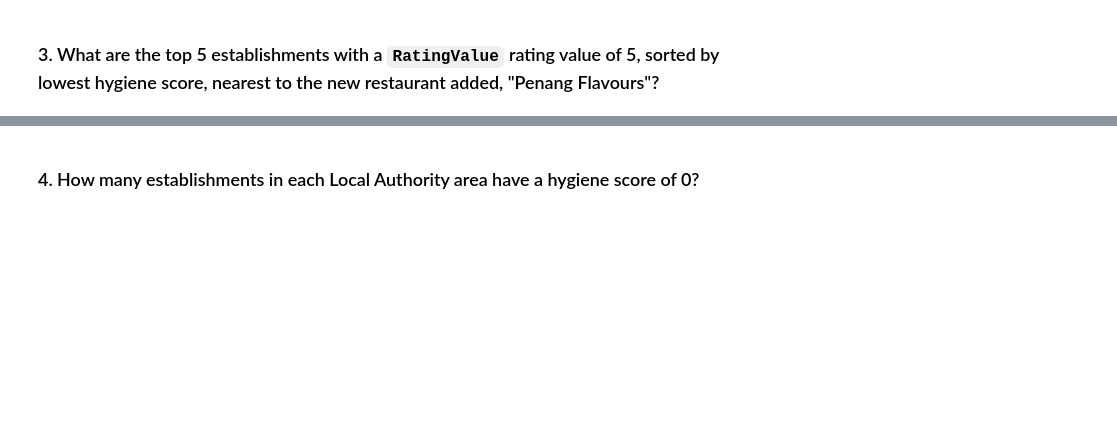
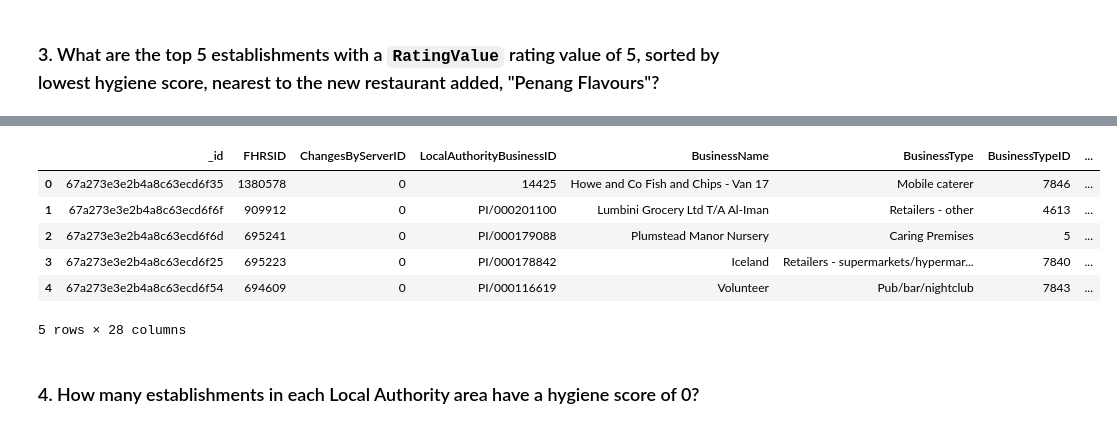
Before and after one commit to darren-coder/nosql-challenge, a Jupyter notebook: NoSQL_analysis_starter.ipynb, the cells around one changed output, grey strips where cells are left out. Cells and saved outputs as stored; diff of their text form; code cells hidden in the pictures; blank space fills up the shorter version.

```diff
--- a/NoSQL_analysis_starter.ipynb
+++ b/NoSQL_analysis_starter.ipynb
@@ -73,0 +150,37 @@ limit =
+# %%
+# Search within 0.01 degree on either side of the latitude and longitude.
+# Rating value must equal 5
+# Sort by hygiene score
+
+# Given values for Penang Flavours
+degree_search = 0.01
+longitude = 0.08384000
+latitude = 51.49014200
+
+# Define the bounds within 0.01 degree on either side of latitude and longitude
+lat_min = latitude - degree_search
+lat_max = latitude + degree_search
+long_min = longitude - degree_search
+long_max = longitude + degree_search
+
+# Query to search for establishments within the defined bounds and RatingValue of 5
+query = {
+    'geocode.latitude': {'$gte': lat_min, '$lte': lat_max},
+    'geocode.longitude': {'$gte': long_min, '$lte': long_max},
+    'RatingValue': 5
+}
+
+# Sort by HygieneScore in ascending order (you can change the order by using -1 for descending)
+sort = [('scores.Hygiene', 1)]
+
+# Define the limit of the results
+limit = 5
+
+# Query the database, sort the results, and limit the output
+london_top_results = list(establishments.find(query).sort(sort).limit(limit))
+print(len(london_top_results))
+# Print the results
+if london_top_results:
+    pprint(london_top_results)
+else:
+    print("No results found.")
@@ -74,5 +205,15 @@ limit =
 # %%
 # Convert result to Pandas DataFrame
+london_top_five = pd.DataFrame(london_top_results)
+london_top_five
+# %% [output]
+|  | _id | FHRSID | ChangesByServerID | LocalAuthorityBusinessID | BusinessName | BusinessType | BusinessTypeID | ... |
+| 0 | 67a273e3e2b4a8c63ecd6f35 | 1380578 | 0 | 14425 | Howe and Co Fish and Chips - Van 17 | Mobile caterer | 7846 | ... |
+| 1 | 67a273e3e2b4a8c63ecd6f6f | 909912 | 0 | PI/000201100 | Lumbini Grocery Ltd T/A Al-Iman | Retailers - other | 4613 | ... |
+| 2 | 67a273e3e2b4a8c63ecd6f6d | 695241 | 0 | PI/000179088 | Plumstead Manor Nursery | Caring Premises | 5 | ... |
+| 3 | 67a273e3e2b4a8c63ecd6f25 | 695223 | 0 | PI/000178842 | Iceland | Retailers - supermarkets/hypermar... | 7840 | ... |
+| 4 | 67a273e3e2b4a8c63ecd6f54 | 694609 | 0 | PI/000116619 | Volunteer | Pub/bar/nightclub | 7843 | ... |
+5 rows × 28 columns
 # %% [markdown]
 ### 4. How many establishments in each Local Authority area have a hygiene score of 0?
 # %%
```
Also changed, not shown: parts of 10 cells of this notebook, 3 other files.
